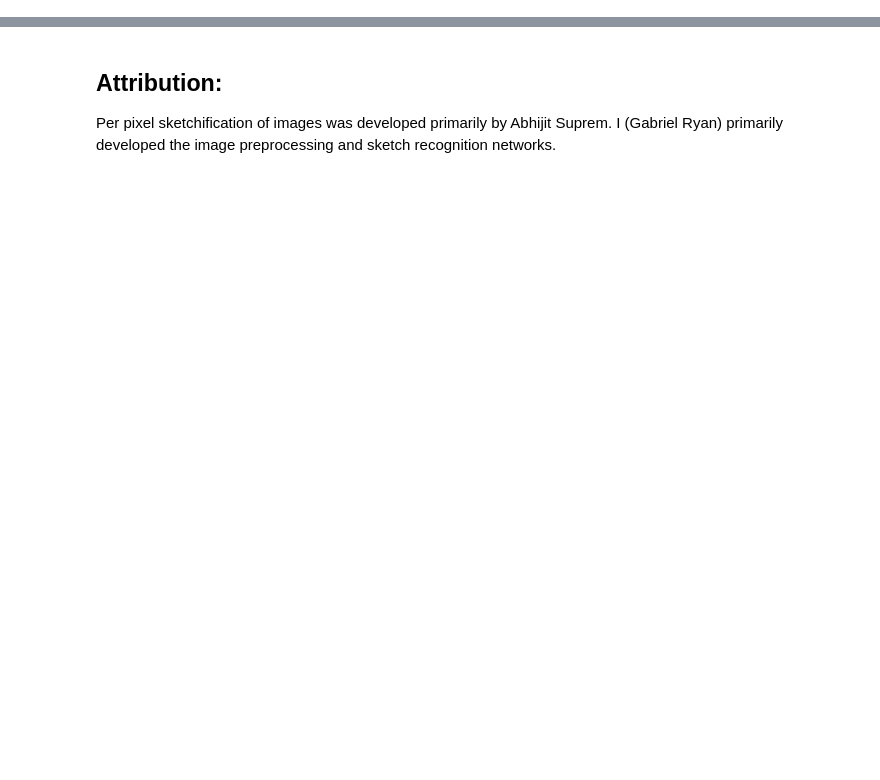
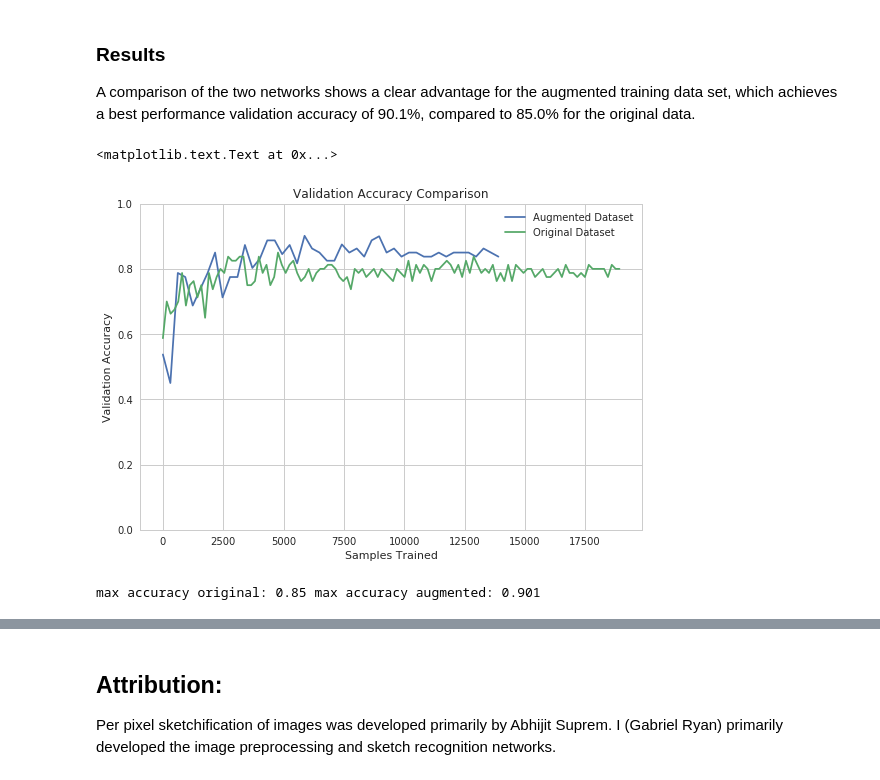
Before and after one commit to gryan11/cu-dlcv-sketchnet, a Jupyter notebook: report/Sketch_Classification_Report.ipynb, the cells around one changed output, grey strips where cells are left out. Cells and saved outputs as stored; diff of their text form; code cells hidden in the pictures; blank space fills up the shorter version.

```diff
--- a/report/Sketch_Classification_Report.ipynb
+++ b/report/Sketch_Classification_Report.ipynb
@@ -46,0 +315,31 @@ In order to make images look like sketches, we trained a small network to perfor
+# %% [markdown]
+### Results
+
+A comparison of the two networks shows a clear advantage for the augmented training data set, which achieves a best performance validation accuracy of 90.1%, compared to 85.0% for the original data.
+# %%
+aug = pd.read_csv('../results/run_augmented1,tag_val_acc.csv')
+ref = pd.read_csv('../results/run_reference1,tag_val_acc.csv')
+
+xaug = np.arange(len(aug['Value']))
+xaug = xaug * 309
+
+xref = np.arange(len(ref['Value']))
+xref = xref * 53*3
+
+sns.set_style('whitegrid')
+plt.figure(figsize=(9,6))
+plt.plot(xaug, aug['Value'])
+plt.plot(xref, ref['Value'])
+plt.gca().set_ylim([0,1])
+plt.title('Validation Accuracy Comparison')
+plt.legend(['Augmented Dataset', 'Original Dataset'])
+plt.ylabel('Validation Accuracy')
+plt.xlabel('Samples Trained')
+# %% [output]
+<matplotlib.text.Text at 0x...>
+[figure, added]
+# %%
+print 'max accuracy original:',round(np.max(ref['Value']),3),\
+    'max accuracy augmented:',round(np.max(aug['Value']),3)
+# %% [output]
+max accuracy original: 0.85 max accuracy augmented: 0.901
```
Also changed, not shown: parts of 37 cells of this notebook.
